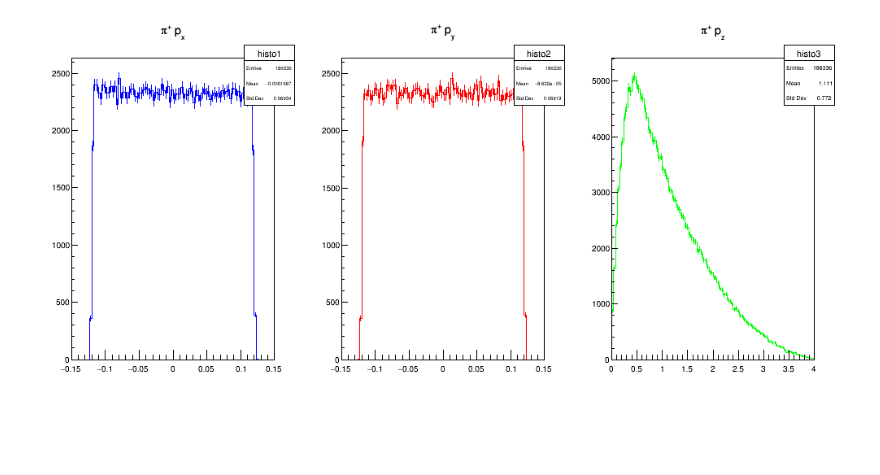
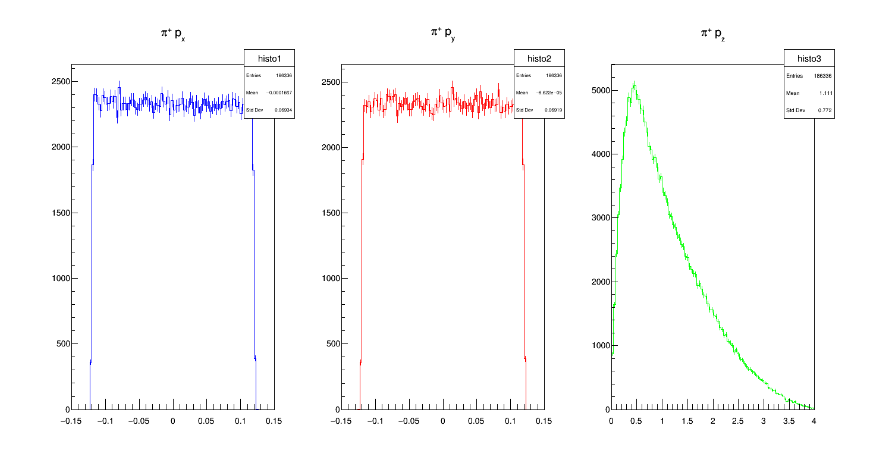
Before and after one commit to Mihail-Kostov/codingExamples, a Jupyter notebook: IPython/plotVariables.ipynb, the cells around one changed output. Cells and saved outputs as stored; diff of their text form; code cells hidden in the pictures; blank space fills up the shorter version.

```diff
--- a/IPython/plotVariables.ipynb
+++ b/IPython/plotVariables.ipynb
@@ -7,6 +7,9 @@ ROOT.gROOT.SetBatch(1)
 def destruct(object_):
     if issubclass(type(object_), ROOT.TObject):
         object_.IsA().Destructor(object_)
+
+g_xres = 1366
+g_yres = 768
 
 infile = open("test_340_MeV_mupi.hepevt")
 infile.readline()
@@ -130,32 +130,31 @@ Plot("histo2.png")
 # %%
-c1 = ROOT.TCanvas("canvas1","",1000,500)
+c1 = ROOT.TCanvas("canvas1","",g_xres,g_yres)
 h1 = ROOT.TH1F("histo1","#pi^{+} p_{x}",100,-0.15,0.15)
 h2 = ROOT.TH1F("histo2","#pi^{+} p_{y}",100,-0.15,0.15)
 h3 = ROOT.TH1F("histo3","#pi^{+} p_{z}",100,0,4)
 h1.SetLineColor(ROOT.kBlue)
 h2.SetLineColor(ROOT.kRed)
 h3.SetLineColor(ROOT.kGreen)
 
 for i in range(0,t):
     if pdgCode[i]==211:
         h1.Fill(pXPart[i])
         h2.Fill(pYPart[i])
         h3.Fill(pZPart[i])
 
 c1.Divide(3,1)
 c1.cd(1)
 h1.Draw("EH")
 c1.cd(2)
 h2.Draw("EH")
 c1.cd(3)
 h3.Draw("EH")
 
 c1.SaveAs("histo3.png")
 destruct(c1)
 destruct(h1)
 destruct(h2)
 destruct(h3)
-
 Plot("histo3.png")
 # %% [output]
-[figure, old version]
+[figure, new version]
```
Also changed, not shown: parts of 2 cells of this notebook, 1 other file.
